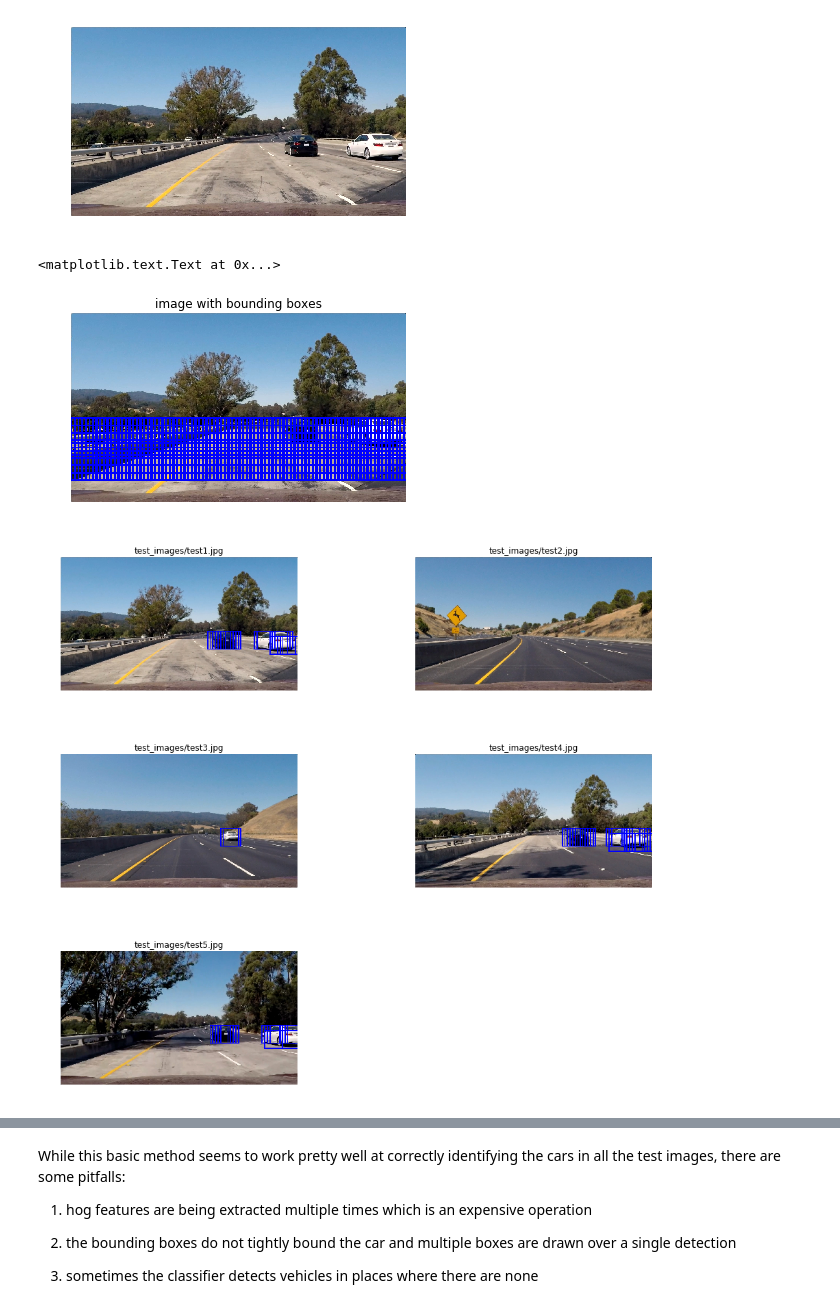
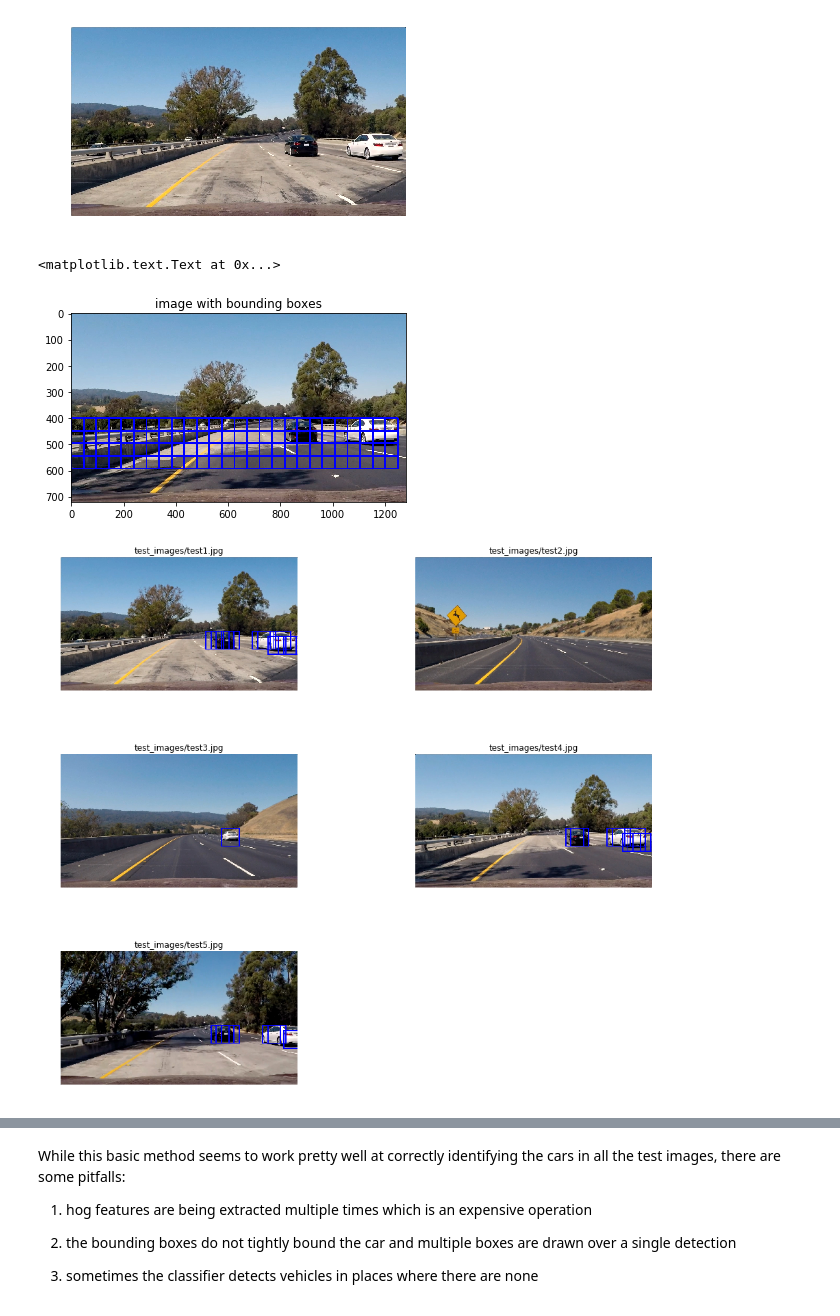
Before and after one commit to aditbiswas1/P5-Vehicle-Detection, a Jupyter notebook: Report.ipynb, the cells around one changed output, grey strips where cells are left out. Saved outputs shown, nothing was run; the diff lists cells and outputs as text; code cells hidden in the pictures.

```diff
--- a/Report.ipynb
+++ b/Report.ipynb
@@ -385,15 +394,14 @@ plt.axis('off')
 [figure]
 # %%
 windows = slide_window(image, x_start_stop=[None, None], y_start_stop=[400, 600],
-                    xy_window=(96, 96), xy_overlap=(0.85, 0.7))
+                    xy_window=(96, 96), xy_overlap=(0.5, 0.5))
 # %%
 window_img = draw_boxes(image, windows, color=(0, 0, 255), thick=6)
 plt.imshow(window_img)
-plt.axis('off')
 plt.title('image with bounding boxes')
 # %% [output]
 <matplotlib.text.Text at 0x...>
-[figure, old version]
+[figure, new version]
 # %%
 from sklearn.externals import joblib
 clf = joblib.load('final_clf.pkl')
@@ -451,11 +459,11 @@ gs = gridspec.GridSpec(3, 2, top=1., bottom=0., right=0.8, left=0., hspace=0.,
 for i,test_im in enumerate(test_images[:-1]):
     im = imread_rgb(test_im)
     ax = plt.subplot(gs[i])
-    show_im, hot = find_cars_basic(im, xy_window=(96,96), xy_overlap=(0.85, 0.7), x_start_stop=[640,None])
+    show_im, hot = find_cars_basic(im, xy_window=(96,96), xy_overlap=(0.7, 0.7), x_start_stop=[None,None])
     plt.imshow(show_im)
     ax.set_title(test_im)
     ax.axis('off')
 # %% [output]
-[figure, old version]
+[figure, new version]
 # %%
 image = imread_rgb('test_images/test4.jpg')
```
Also changed, not shown: parts of 16 cells of this notebook, 8 other files.
